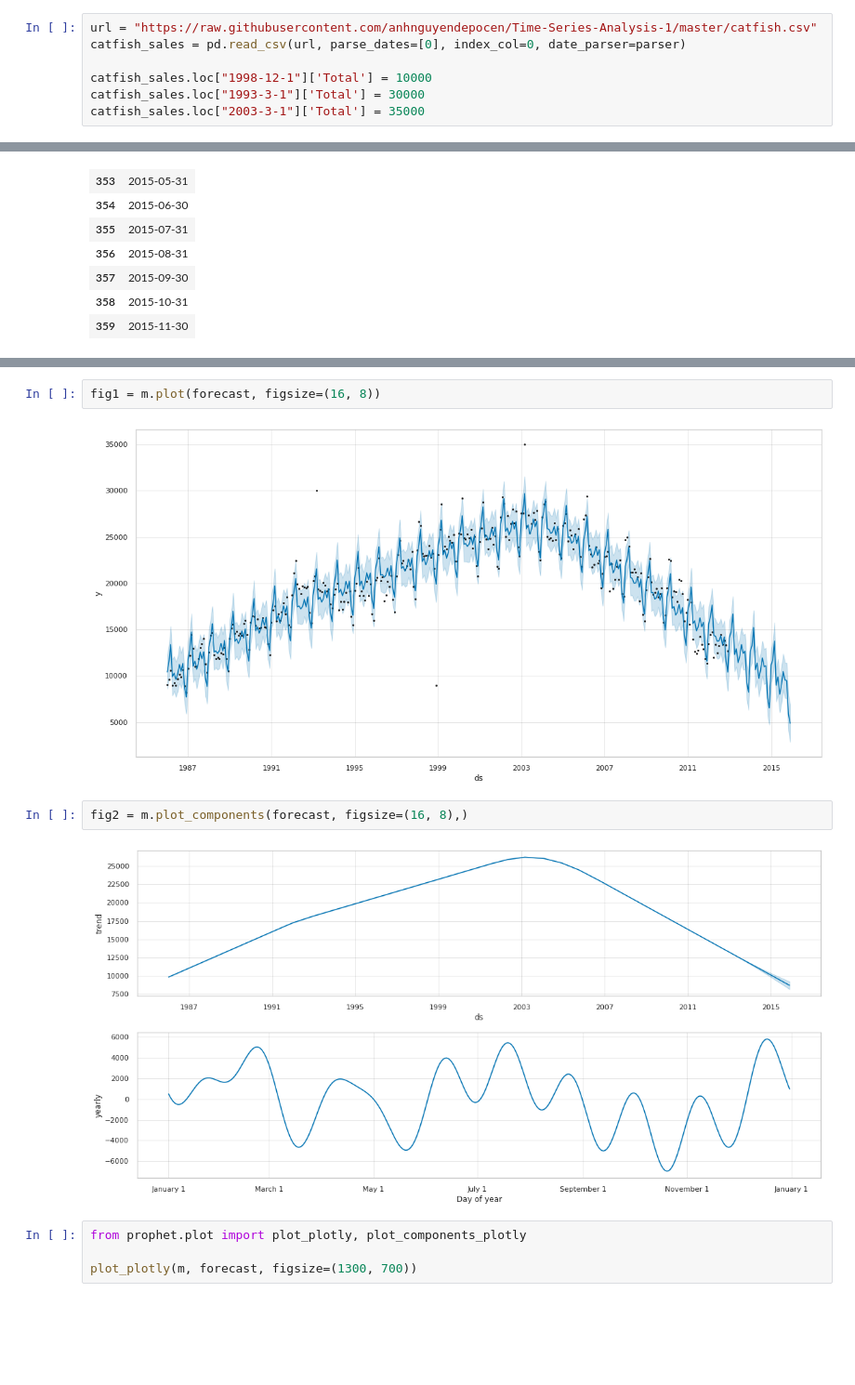
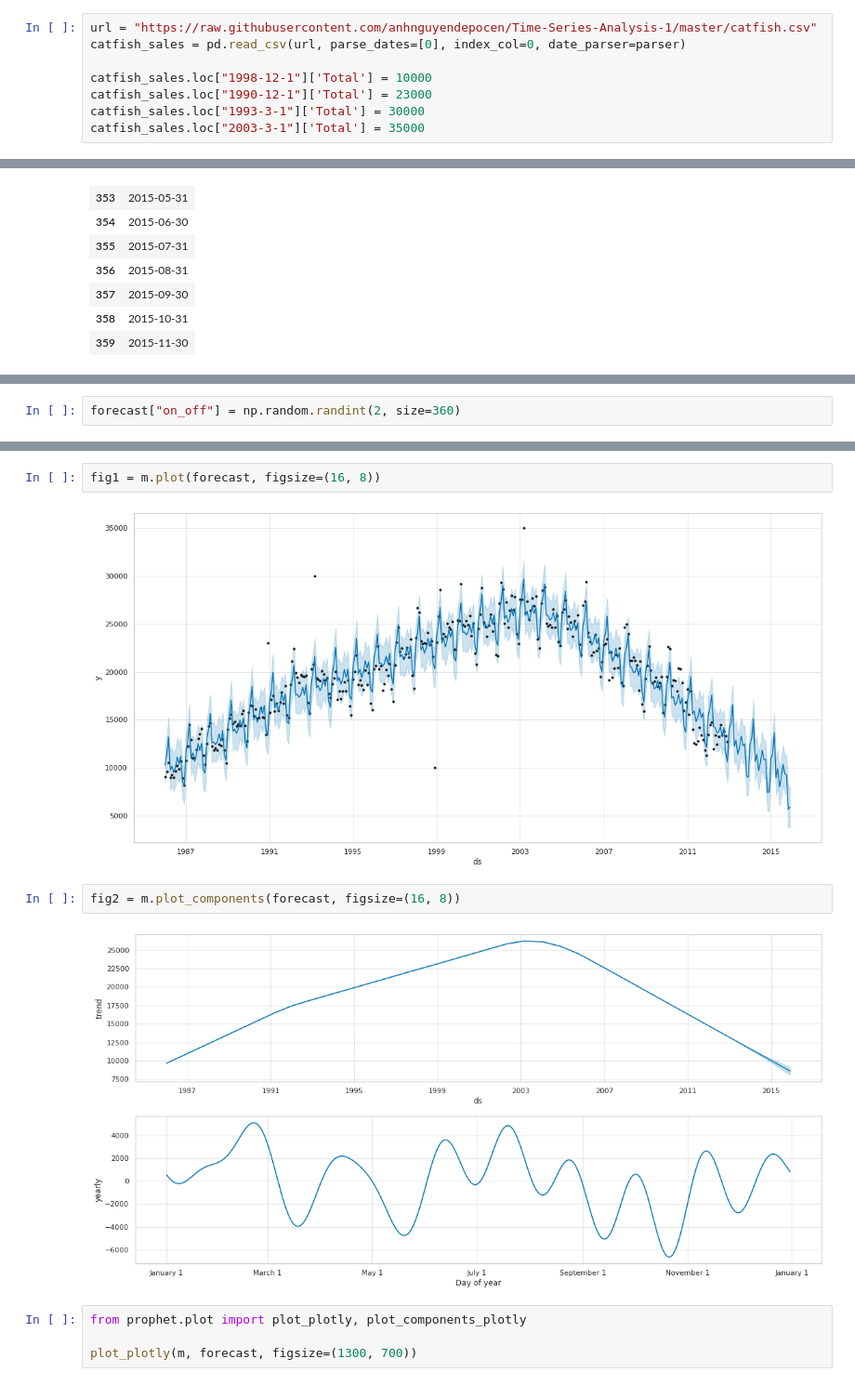
Before and after one commit to harun1yuksel/working, a Jupyter notebook: anomaly_detection/anomaly_detection.ipynb, the cells around one changed output, grey strips where cells are left out. Shown at 93% size. Cells and saved outputs as stored; diff of their text form; blank space fills up the shorter version.

```diff
--- a/anomaly_detection/anomaly_detection.ipynb
+++ b/anomaly_detection/anomaly_detection.ipynb
@@ -138,6 +118,7 @@ url = "https://raw.githubusercontent.com/anhnguyendepocen/Time-Series-Analysis-1
 catfish_sales = pd.read_csv(url, parse_dates=[0], index_col=0, date_parser=parser)
 
 catfish_sales.loc["1998-12-1"]['Total'] = 10000
+catfish_sales.loc["1990-12-1"]['Total'] = 23000
 catfish_sales.loc["1993-3-1"]['Total'] = 30000
 catfish_sales.loc["2003-3-1"]['Total'] = 35000
 # %%
@@ -232,0 +244,2 @@ forecast[['ds', 'yhat', 'yhat_lower', 'yhat_upper']].tail()
+# %%
+forecast["on_off"] = np.random.randint(2, size=360)
@@ -233,11 +255,11 @@ forecast[['ds', 'yhat', 'yhat_lower', 'yhat_upper']].tail()
 # %%
 fig1 = m.plot(forecast, figsize=(16, 8))
 # %% [output]
-[figure, old version]
+[figure, new version]
 # %%
-fig2 = m.plot_components(forecast, figsize=(16, 8),)
+fig2 = m.plot_components(forecast, figsize=(16, 8))
 # %% [output]
-[figure, old version]
+[figure, new version]
 # %%
 from prophet.plot import plot_plotly, plot_components_plotly
 
```
Also changed, not shown: parts of 13 cells of this notebook.
